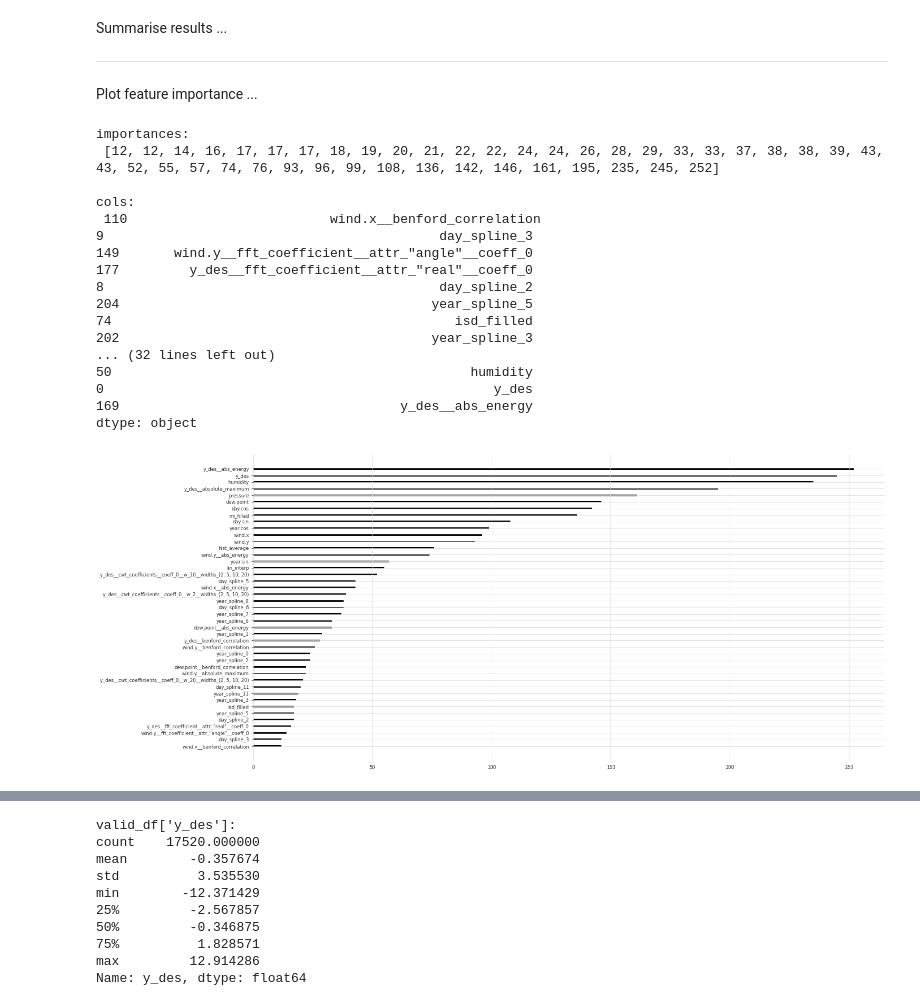
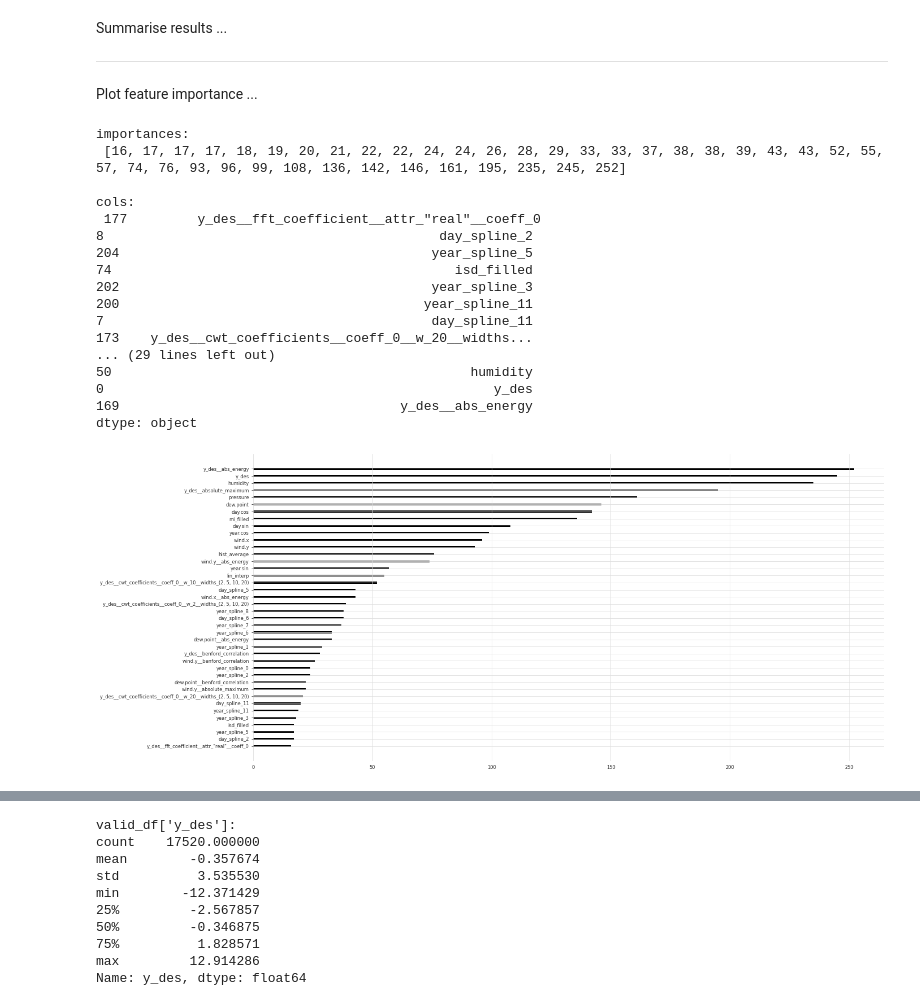
Before and after one commit to makeyourownmaker/CambridgeTemperatureNotebooks, a Jupyter notebook: notebooks/gradient_boosting.ipynb, the cells around one changed output, grey strips where cells are left out. Saved outputs shown, nothing was run; the diff lists cells and outputs as text; code cells hidden in the pictures.

```diff
--- a/notebooks/gradient_boosting.ipynb
+++ b/notebooks/gradient_boosting.ipynb
@@ -669,44 +669,44 @@ def plot_importances(model, \
     #print("col_names:\n", col_names[col_indices])
 
     importances = sorted(model.model.feature_importances_)
-    importances = [i for i in importances if i >= 10]
+    importances = [i for i in importances if i >= 15]
     print("importances:\n", importances, "\n")
 
     cols = col_names[col_indices]
     cols = cols[-len(importances):]
     print("cols:\n", cols)
 
     plt.figure(figsize=(20, 10))
     plt.barh(width = importances,
              y = cols,
              height  = 0.25);
     #plt.figure(figsize=(20, 10));
 
 
 include_cols = ['humidity', 'dew.point', 'pressure', 'wind.x', 'wind.y',   \
                 'year.cos', 'year.sin', 'day.cos', 'day.sin', 'mi_filled', \
                 'hist_average']
 
 plot_importances(model, train_df)#, include_cols=include_cols)
 # %% [output]
 importances:
- [12, 12, 14, 16, 17, 17, 17, 18, 19, 20, 21, 22, 22, 24, 24, 26, 28, 29, 33, 33, 37, 38, 38, 39, 43, 43, 52, 55, 57, 74, 76, 93, 96, 99, 108, 136, 142, 146, 161, 195, 235, 245, 252]
+ [16, 17, 17, 17, 18, 19, 20, 21, 22, 22, 24, 24, 26, 28, 29, 33, 33, 37, 38, 38, 39, 43, 43, 52, 55, 57, 74, 76, 93, 96, 99, 108, 136, 142, 146, 161, 195, 235, 245, 252]
 
 cols:
- 110                          wind.x__benford_correlation
-9                                           day_spline_3
-149       wind.y__fft_coefficient__attr_"angle"__coeff_0
-177         y_des__fft_coefficient__attr_"real"__coeff_0
+ 177         y_des__fft_coefficient__attr_"real"__coeff_0
 8                                           day_spline_2
 204                                        year_spline_5
 74                                            isd_filled
 202                                        year_spline_3
-... (32 lines left out)
+200                                       year_spline_11
+7                                          day_spline_11
+173    y_des__cwt_coefficients__coeff_0__w_20__widths...
+... (29 lines left out)
 50                                              humidity
 0                                                  y_des
 169                                    y_des__abs_energy
 dtype: object
-[figure, old version]
+[figure, new version]
 # %%
 data = train_df
 include_cols = None
```
Also changed, not shown: parts of 1 cell of this notebook.
